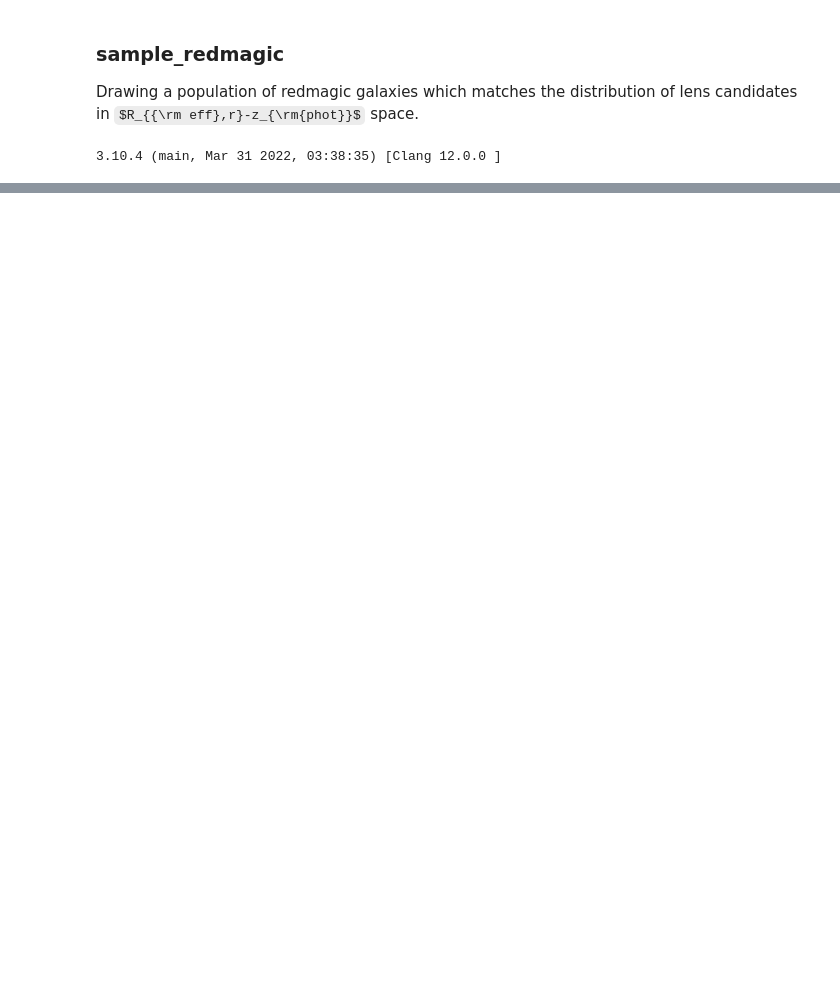
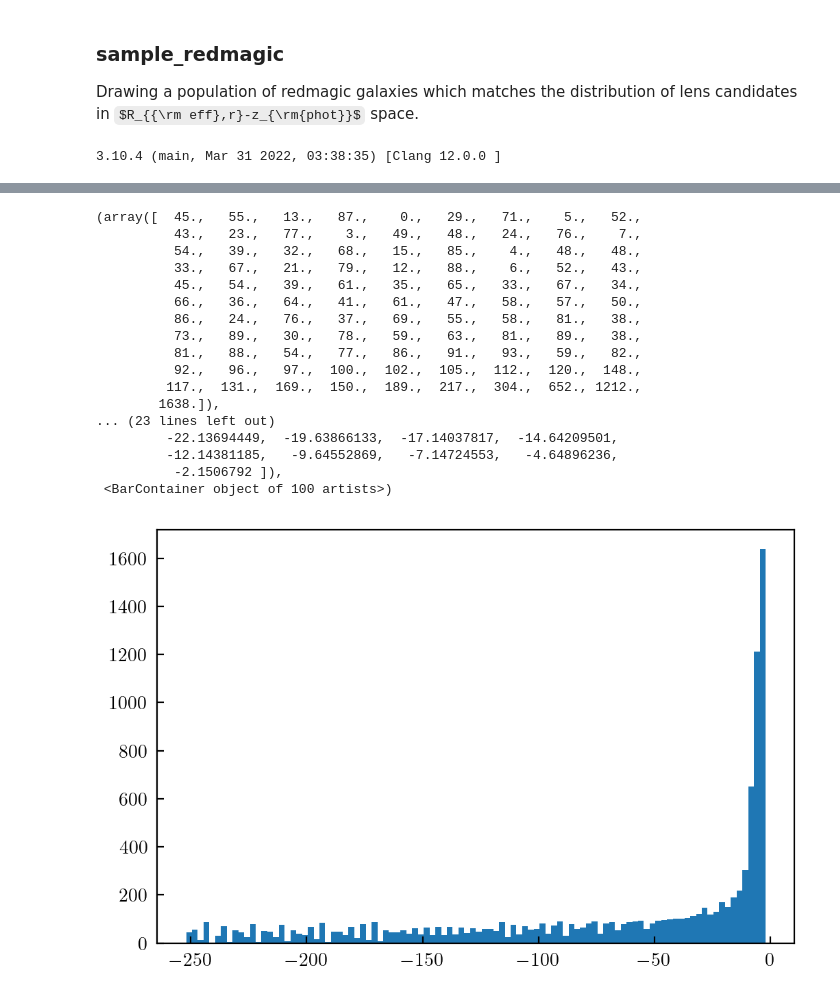
Before and after one commit to apcloonan/galaxy-galaxy-sel, a Jupyter notebook: sample_redmagic.ipynb, the cells around one changed output, grey strips where cells are left out. Saved outputs shown, nothing was run; the diff lists cells and outputs as text; code cells hidden in the pictures; some formulas as TeX source; blank space fills up the shorter version.

Commit message:
drawing redmagic population from lens candidate galaxy modeling results

```diff
--- a/sample_redmagic.ipynb
+++ b/sample_redmagic.ipynb
@@ -68,0 +73,41 @@ ax.set_ylim(0,15)
+# %%
+# let's test with scikit-learn kernel density estimation
+from sklearn.neighbors import KernelDensity
+
+data = np.array([photo_z, reff_r]).T
+kde = KernelDensity().fit(data)
+
+# Create a meshgrid, which has cells whose values are the (x,y) location at each cell
+z = np.linspace(0, 3, 100)
+rr = np.linspace(0, 30, 100)
+zs, rrs = np.meshgrid(z, rr)
+
+# Pair the x locations with y locations
+#zrrs = np.vstack((zs.ravel(), rrs.ravel())).T
+# %%
+# if I have an array of z_phot and R_eff,r values from redmagic, then I can use the evaluation below
+
+# evaluate
+f = np.exp(kde.score_samples(zrrs))
+# %%
+#pdf = kde.sample(10000)[]
+plt.hist(f, bins=100)
+# %% [output]
+(array([  45.,   55.,   13.,   87.,    0.,   29.,   71.,    5.,   52.,
+          43.,   23.,   77.,    3.,   49.,   48.,   24.,   76.,    7.,
+          54.,   39.,   32.,   68.,   15.,   85.,    4.,   48.,   48.,
+          33.,   67.,   21.,   79.,   12.,   88.,    6.,   52.,   43.,
+          45.,   54.,   39.,   61.,   35.,   65.,   33.,   67.,   34.,
+          66.,   36.,   64.,   41.,   61.,   47.,   58.,   57.,   50.,
+          86.,   24.,   76.,   37.,   69.,   55.,   58.,   81.,   38.,
+          73.,   89.,   30.,   78.,   59.,   63.,   81.,   89.,   38.,
+          81.,   88.,   54.,   77.,   86.,   91.,   93.,   59.,   82.,
+          92.,   96.,   97.,  100.,  102.,  105.,  112.,  120.,  148.,
+         117.,  131.,  169.,  150.,  189.,  217.,  304.,  652., 1212.,
+        1638.]),
+... (23 lines left out)
+         -22.13694449,  -19.63866133,  -17.14037817,  -14.64209501,
+         -12.14381185,   -9.64552869,   -7.14724553,   -4.64896236,
+          -2.1506792 ]),
+ <BarContainer object of 100 artists>)
+[figure, added]
```
Also changed, not shown: parts of 2 cells of this notebook.
